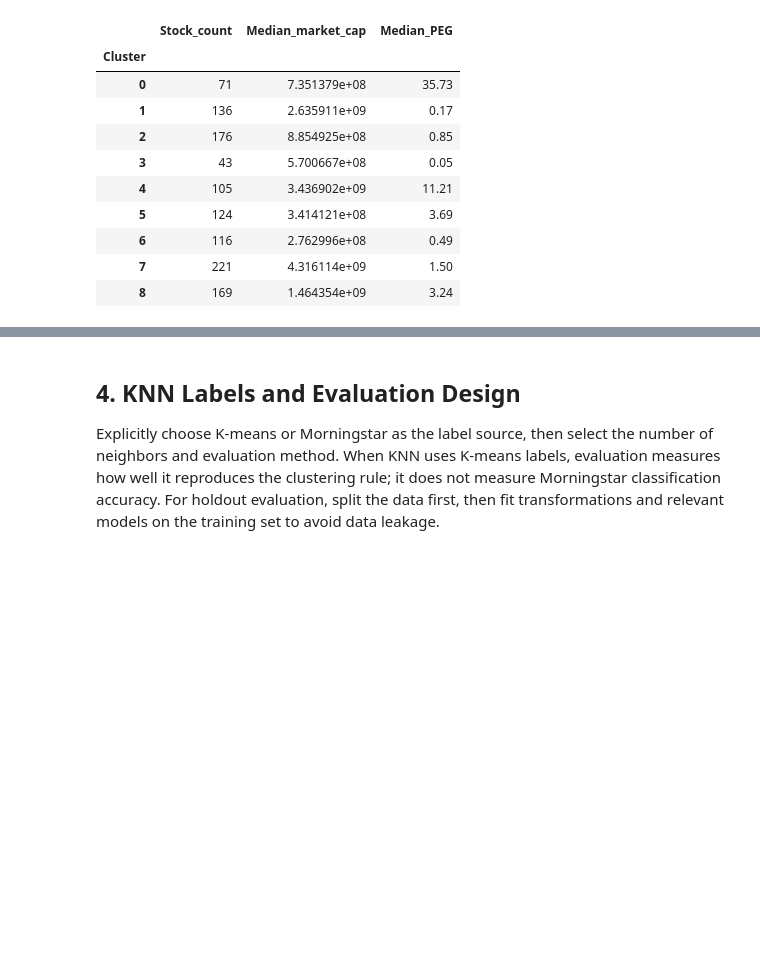
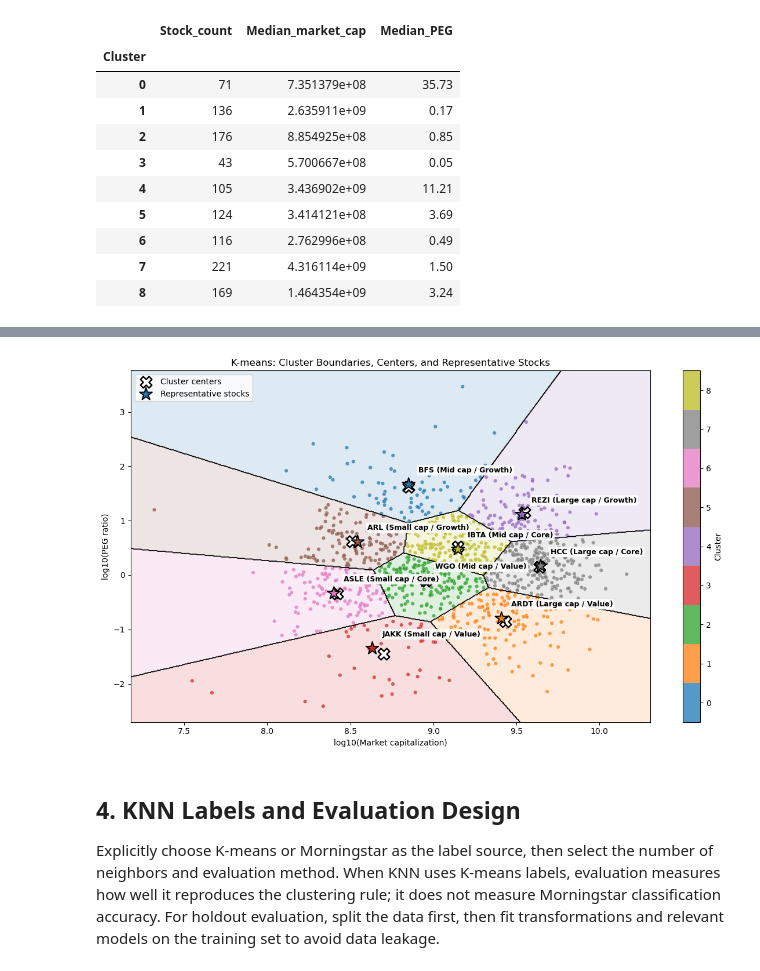
Before and after one commit to JoyWu-302121/stock_clustering, a Jupyter notebook: model/model.ipynb, the cells around one changed output, grey strips where cells are left out. Saved outputs shown, nothing was run; the diff lists cells and outputs as text; code cells hidden in the pictures; blank space fills up the shorter version.

```diff
--- a/model/model.ipynb
+++ b/model/model.ipynb
@@ -176,0 +216,14 @@ display(stocks.head(10))
+# %%
+# Work on a copy so existing stocks, features, and cluster assignments stay unchanged.
+labeled_stocks = stocks.copy()
+labeled_stocks["Cluster label"] = labeled_stocks["Cluster"].map(cluster_labels["Cluster label"])
+labeled_stocks["Distance to center"] = np.linalg.norm(
+    X_scaled - kmeans.cluster_centers_[stocks["Cluster"].to_numpy()], axis=1
+)
+representative_stocks = (
+    labeled_stocks.sort_values(["Cluster", "Distance to center", "Ticker"])
+    .groupby("Cluster", sort=True).head(1)
+    [["Cluster", "Cluster label", "Ticker", "Market_capital", "PEG ratio", "Distance to center"]]
+    .reset_index(drop=True)
+)
+display(representative_stocks.round(4))
@@ -177,3 +241,84 @@ display(stocks.head(10))
+# %%
+from matplotlib.colors import ListedColormap
+
+# Build a grid in log10 space and predict using the fitted scaler.
+x = X_log["Market_capital"]
+y = X_log["PEG ratio"]
+x_pad = (x.max() - x.min()) * 0.05
+y_pad = (y.max() - y.min()) * 0.05
+xx, yy = np.meshgrid(
+    np.linspace(x.min() - x_pad, x.max() + x_pad, 500),
+    np.linspace(y.min() - y_pad, y.max() + y_pad, 500),
+)
+grid = pd.DataFrame(
+    np.column_stack([xx.ravel(), yy.ravel()]),
+    columns=X_log.columns,
+)
+regions = kmeans.predict(scaler.transform(grid)).reshape(xx.shape)
+centers_log = scaler.inverse_transform(kmeans.cluster_centers_)
+n_clusters = kmeans.n_clusters
+cmap = ListedColormap(plt.get_cmap("tab10").colors[:n_clusters])
+
+fig, ax = plt.subplots(figsize=(12, 7))
+
+# Shade cluster regions and outline each region independently.
+ax.contourf(
+    xx, yy, regions,
+    levels=np.arange(n_clusters + 1) - 0.5,
+    cmap=cmap, alpha=0.15,
+)
+for cluster in range(n_clusters):
+    mask = (regions == cluster).astype(float)
+    if mask.min() != mask.max():
+        ax.contour(
+            xx, yy, mask, levels=[0.5],
+            colors="black", linewidths=1.1, alpha=0.8,
+        )
+
+points = ax.scatter(
+    x, y, c=stocks["Cluster"], cmap=cmap,
+    vmin=-0.5, vmax=n_clusters - 0.5,
+    s=22, alpha=0.75, edgecolors="white", linewidths=0.25,
+)
+
+ax.scatter(
+    centers_log[:, 0], centers_log[:, 1],
+    facecolors="white", marker="X", s=200,
+    edgecolors="black", linewidths=1.8,
+    label="Cluster centers", zorder=5,
+)
+
+# Representatives are separate stock observations, not fitted centers.
+ax.scatter(
+    np.log10(representative_stocks["Market_capital"]),
+    np.log10(representative_stocks["PEG ratio"]),
+    c=representative_stocks["Cluster"], cmap=cmap,
+    vmin=-0.5, vmax=n_clusters - 0.5,
+    marker="*", s=270, edgecolors="black", linewidths=1.4,
+    label="Representative stocks", zorder=7,
+)
+for row in representative_stocks.itertuples(index=False, name=None):
+    cluster, label, ticker, market_cap, peg, distance = row
+    ax.annotate(
+        f"{ticker} ({label})",
+        (np.log10(market_cap), np.log10(peg)),
+        xytext=(12, 15), textcoords="offset points",
+        fontsize=9, fontweight="bold",
+        bbox=dict(boxstyle="round,pad=0.2", facecolor="white", edgecolor="none", alpha=0.9),
+        zorder=8,
+    )
+
+ax.set(
+    xlabel="log10(Market capitalization)", ylabel="log10(PEG ratio)",
+    title="K-means: Cluster Boundaries, Centers, and Representative Stocks",
+    xlim=(xx.min(), xx.max()), ylim=(yy.min(), yy.max()),
+)
+fig.colorbar(points, ax=ax, ticks=range(n_clusters), label="Cluster")
+ax.legend(loc="upper left")
+plt.tight_layout()
+plt.show()
+# %% [output]
+[figure, added]
 # %% [markdown]
 ## 4. KNN Labels and Evaluation Design
 
```
Also changed, not shown: parts of 4 cells of this notebook, 1 other file.
